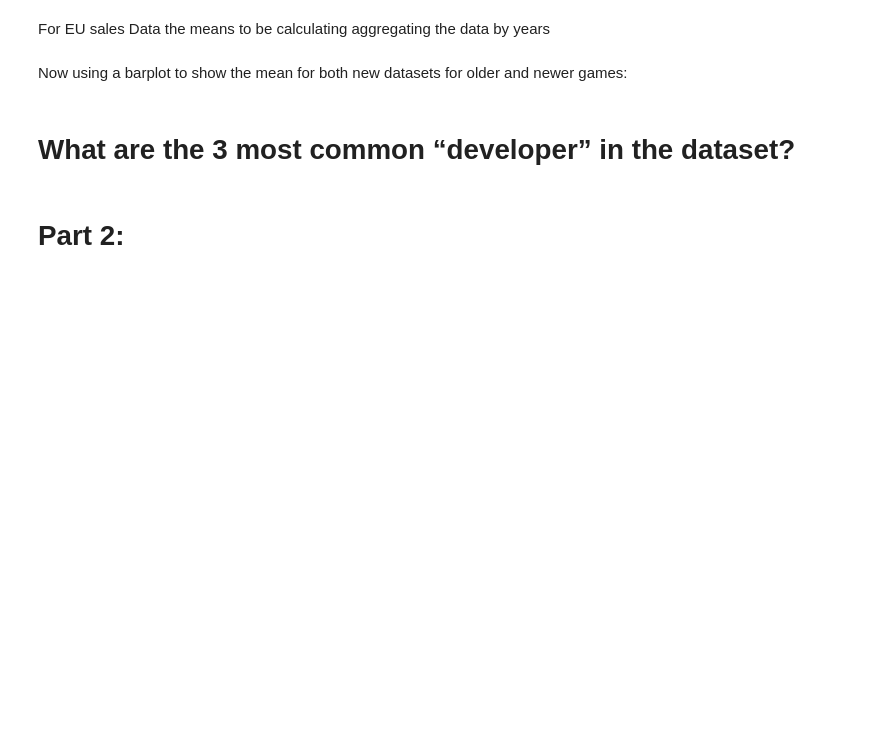
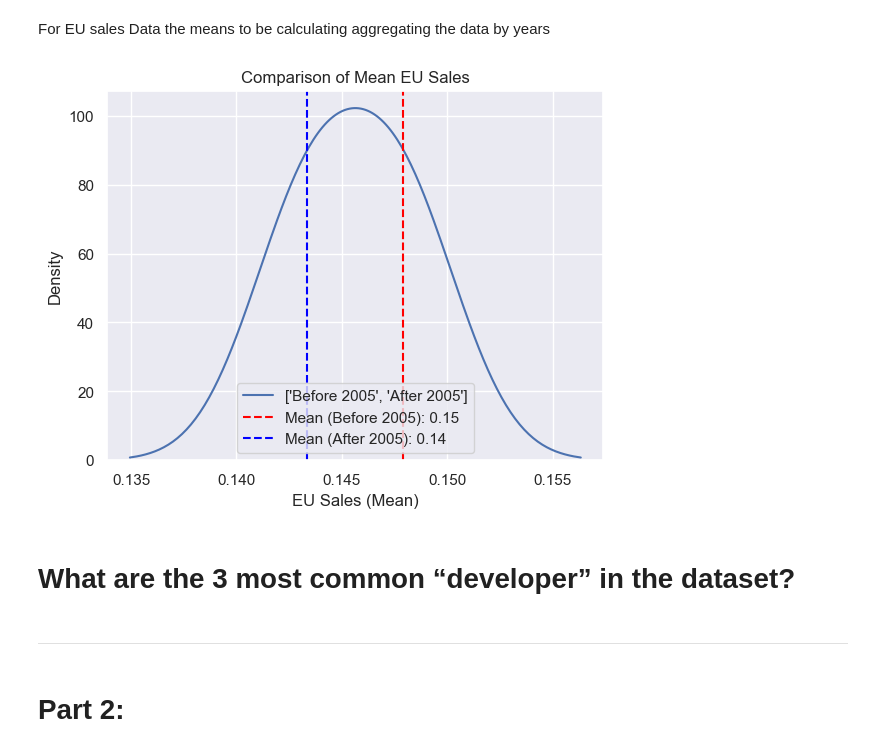
Before and after one commit to Sba23037/CristinaPriolo_DVizHDip_CA1, a Jupyter notebook: CristinaPriolo_DVizHDip_CA1.ipynb, the cells around one changed output. Cells and saved outputs as stored; diff of their text form; code cells hidden in the pictures; blank space fills up the shorter version.

```diff
--- a/CristinaPriolo_DVizHDip_CA1.ipynb
+++ b/CristinaPriolo_DVizHDip_CA1.ipynb
@@ -690,5 +776,3 @@ For EU sales Data the means to be calculating aggregating the data by years
 # %%
 older_sales_by_year = Oldergames_df.groupby('Year_of_Release')['EU_Sales'].mean().reset_index()
 newer_sales_by_year = Newergames_df.groupby('Year_of_Release')['EU_Sales'].mean().reset_index()
-# %% [markdown]
-Now using a barplot to show the mean for both new datasets for older and newer games:
@@ -709,5 +779,21 @@ plt.show()
+# %%
+
+data = [Oldergames_mean, Newergames_mean]
+labels = ['Before 2005', 'After 2005']
+sns.kdeplot(data=data, label=labels)
+plt.axvline(x=Oldergames_mean, color='red', linestyle='dashed', label=f'Mean (Before 2005): {Oldergames_mean:.2f}')
+plt.axvline(x=Newergames_mean, color='blue', linestyle='dashed', label=f'Mean (After 2005): {Newergames_mean:.2f}')
+plt.xlabel('EU Sales (Mean)')
+plt.ylabel('Density')
+plt.title('Comparison of Mean EU Sales')
+plt.legend()
+plt.show()
+# %% [output]
+[figure, added]
 # %% [markdown]
 # What are the 3 most common “developer” in the dataset?
+# %% [markdown]
+--------------------------------------------------------------------------------------------------------
 # %%
 df["Developer"].unique
 # %%
```
Also changed, not shown: parts of 44 cells of this notebook.
